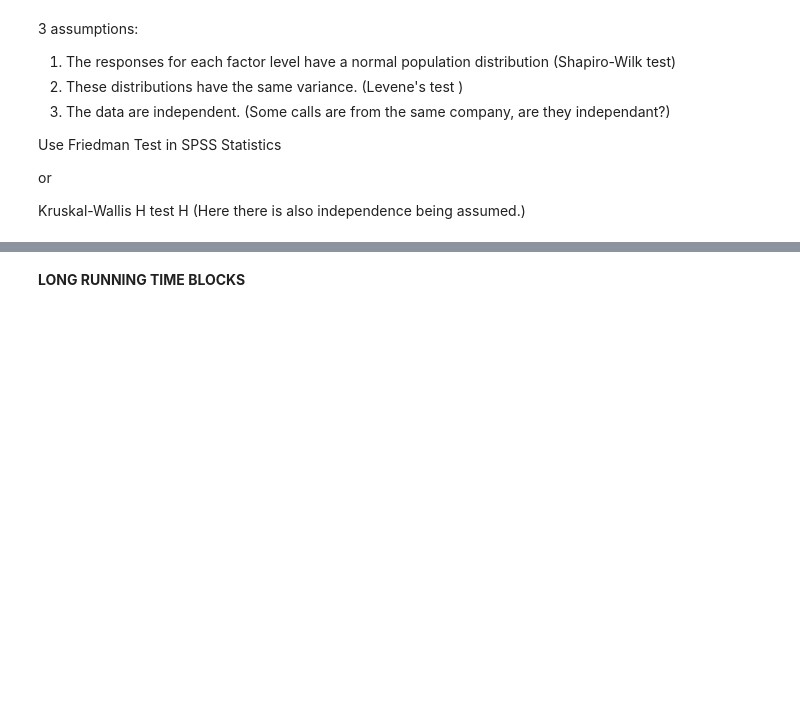
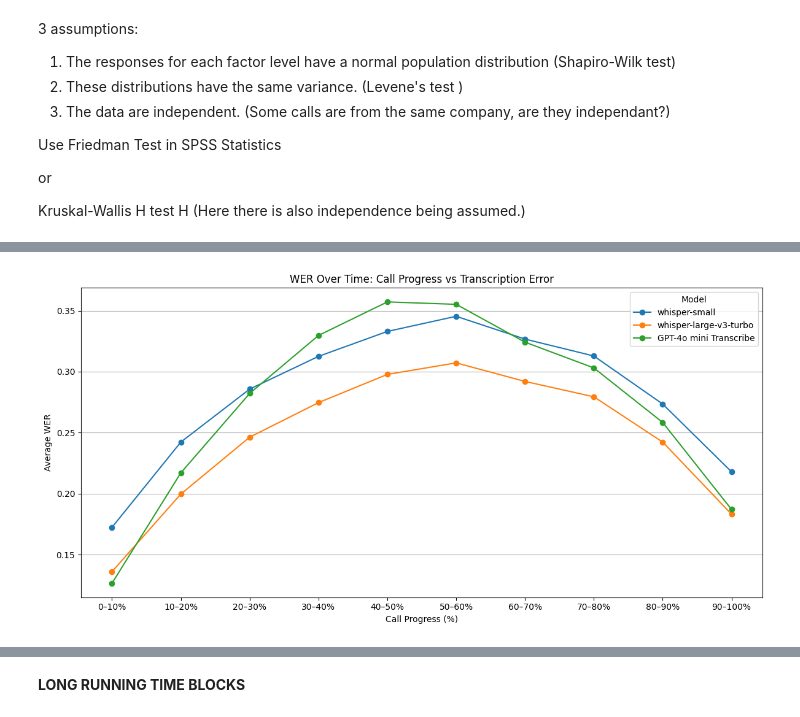
Before and after one commit to MakkerW/Thesis, a Jupyter notebook: Metrics.ipynb, the cells around one changed output, grey strips where cells are left out. Cells and saved outputs as stored; diff of their text form; code cells hidden in the pictures; blank space fills up the shorter version.

Commit message:
Error Times

```diff
--- a/Metrics.ipynb
+++ b/Metrics.ipynb
@@ -1303,0 +1340,86 @@ KeyError: 'Ticker Symbol'
+# %%
+#FIX CODE!!!!!!
+
+# Combine your cleaned DataFrames
+df_all = pd.concat([df_paths_21, df_paths_22], ignore_index=True)
+
+# Set parameters
+variants = df_all['variant'].unique()
+n_bins = 10  # Split into 10 equal parts
+
+# WER storage per bin and per model
+bin_wer_data = {variant: [[] for _ in range(n_bins)] for variant in variants}
+total_wer_by_model = {}
+
+# Your consistent WER computation function
+def compute_wer(gt_tokens, hyp_tokens):
+    gt = " ".join(gt_tokens)
+    hyp = " ".join(hyp_tokens)
+    return compute_measures(gt, hyp)["wer"]
+
+# Loop through each model
+for variant in variants:
+    df_var = df_all[df_all["variant"] == variant]
+    wers = []
+
+    for _, row in df_var.iterrows():
+        gt_tokens = row["gt_text"].split()
+        hyp_tokens = row["hyp_text"].split()
+
+        if len(gt_tokens) < n_bins or len(hyp_tokens) == 0:
+            continue
+
+        # Split GT into equal bins
+        gt_chunks = np.array_split(gt_tokens, n_bins)
+
+        # Align hypothesis proportionally to GT bins
+        total_gt_len = len(gt_tokens)
+        total_hyp_len = len(hyp_tokens)
+        hyp_chunks = []
+
+        start = 0
+        for chunk in gt_chunks:
+            chunk_len = len(chunk)
+            est_hyp_len = round(chunk_len * (total_hyp_len / total_gt_len))
+            end = min(start + est_hyp_len, len(hyp_tokens))
+            hyp_chunks.append(hyp_tokens[start:end])
+            start = end
+
+        # Compute WER per bin
+        for i in range(n_bins):
+            wer = compute_wer(list(gt_chunks[i]), list(hyp_chunks[i]))
+            bin_wer_data[variant][i].append(wer)
+
+        # Compute WER for entire call
+        wers.append(compute_wer(gt_tokens, hyp_tokens))
+
+    total_wer_by_model[variant] = np.mean(wers) if wers else 0
+
+# Compute mean WER per bin
+mean_wer_per_bin = {
+    variant: [np.mean(bin) if bin else 0 for bin in bin_wer_data[variant]]
+    for variant in variants
+}
+
+# Plotting
+positions = np.arange(n_bins)
+plt.figure(figsize=(12, 6))
+
+for variant in variants:
+    plt.plot(positions + 1, mean_wer_per_bin[variant], marker='o', label=variant)
+
+plt.xticks(positions + 1, [f"{i*10}–{(i+1)*10}%" for i in range(n_bins)])
+plt.xlabel("Call Progress (%)")
+plt.ylabel("Average WER")
+plt.title("WER Over Time: Call Progress vs Transcription Error")
+plt.grid(axis='y')
+plt.legend(title="Model")
+plt.tight_layout()
+plt.show()
+
+# Print total WERs
+print("\n🔢 Overall Average WER per Model:")
+for model, avg_wer in total_wer_by_model.items():
+    print(f"  {model}: {avg_wer:.3%}")
+# %% [output]
+[figure, added]
```
Also changed, not shown: parts of 12 cells of this notebook, 5 other files.
